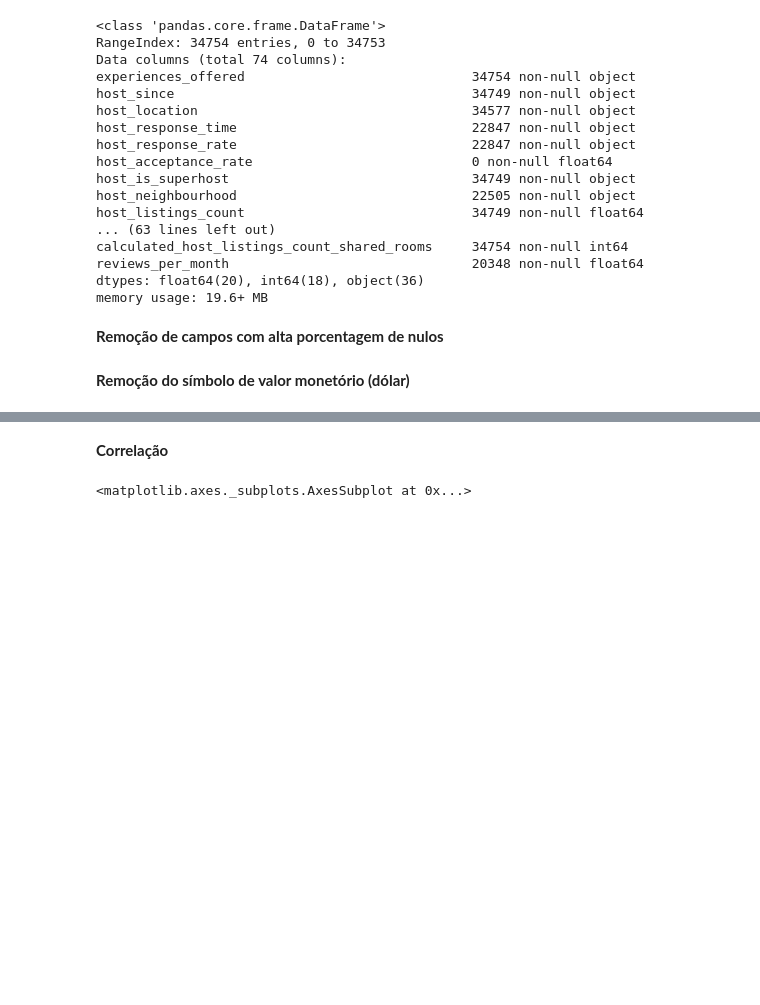
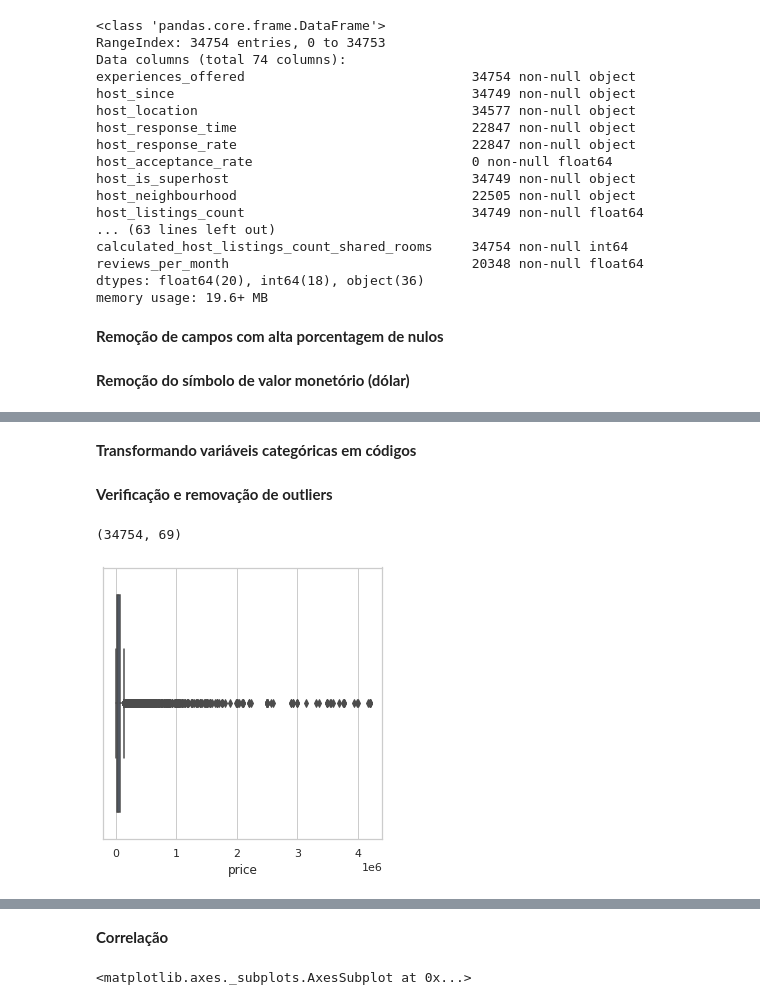
Before and after one commit to luizcalaca/airbnb-cognitive, a Jupyter notebook: desafio_cognitive_ai.ipynb, the cells around one changed output, grey strips where cells are left out. Drawn from its saved outputs; the diff is of its cells as text; code cells hidden in the pictures; blank space fills up the shorter version.

```diff
--- a/desafio_cognitive_ai.ipynb
+++ b/desafio_cognitive_ai.ipynb
@@ -114,3 +129,14 @@ ds.head()
 | 2 | none | 2010-04-03 | Rio de Janeiro, State of Rio de J... | within a day | 86% | ... |
 | 3 | none | 2010-05-31 | Rio de Janeiro, Rio de Janeiro, B... | within an hour | 100% | ... |
 | 4 | none | 2010-06-27 | San Carlos de Bariloche, Rio Negr... | within an hour | 100% | ... |
+# %% [markdown]
+**Transformando variáveis categóricas em códigos**
+# %% [markdown]
+**Verificação e removação de outliers**
+# %%
+plt.figure(figsize = (5,5))
+sns.boxplot(ds["price"])
+ds.shape
+# %% [output]
+(34754, 69)
+[figure, added]
```
Also changed, not shown: parts of 15 cells of this notebook.
